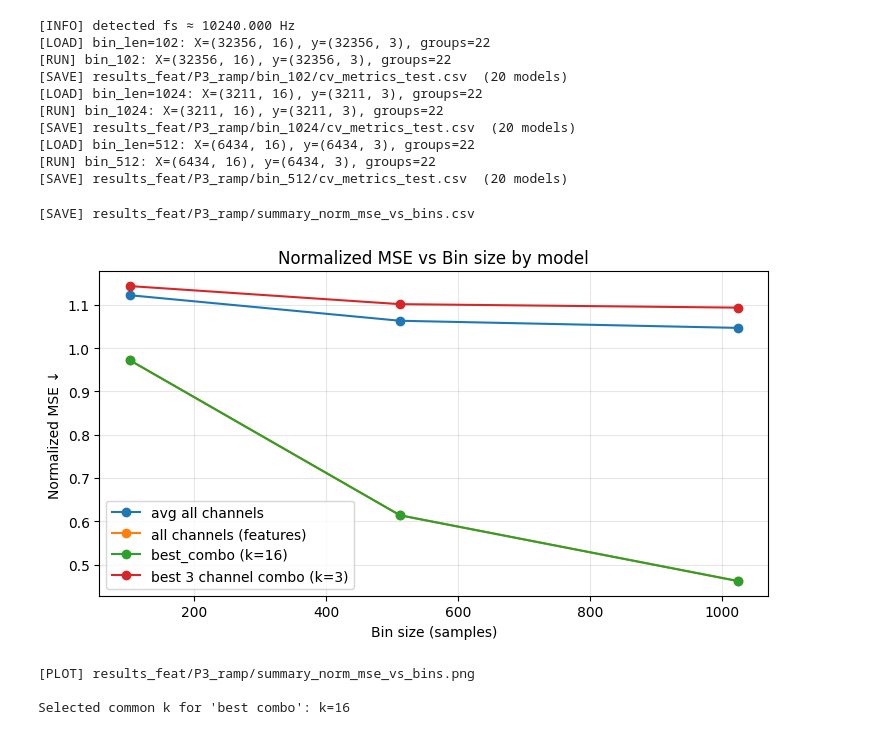
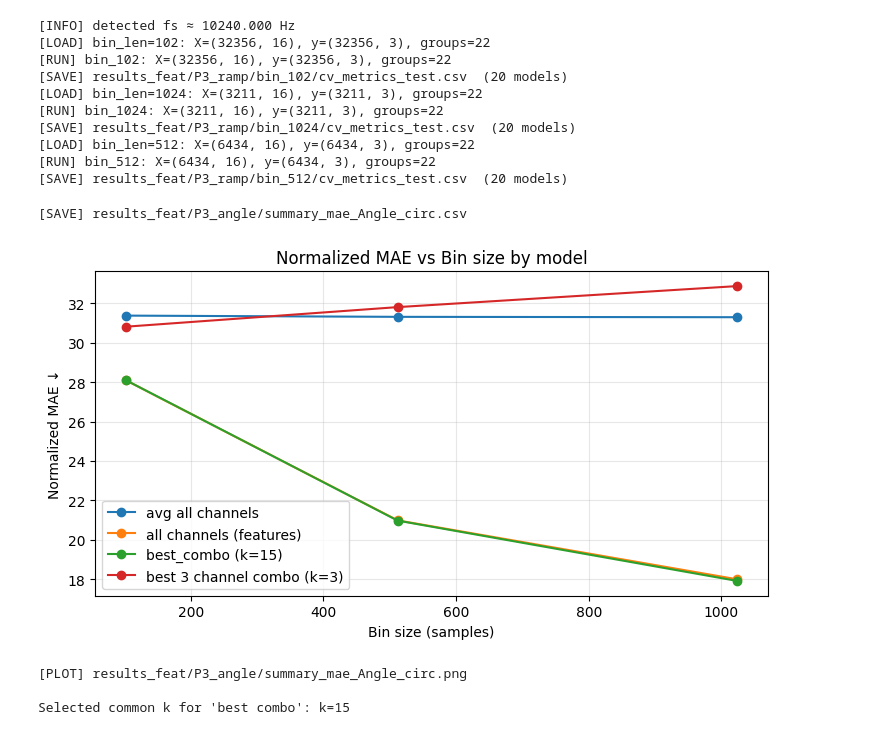
Before and after one commit to Jihagen/IntMS_EEG, a Jupyter notebook: prediction_analysis_xy.ipynb, the cells around one changed output. Cells and saved outputs as stored; diff of their text form; code cells hidden in the pictures.

Commit message:
angle analysis done

```diff
--- a/prediction_analysis_xy.ipynb
+++ b/prediction_analysis_xy.ipynb
@@ -828,10 +828,10 @@ import pandas as pd
 import matplotlib.pyplot as plt
 
 # ---------------- Config ----------------
-RESULTS_BASE = Path("./results_feat/P3_ramp")   # change per patient
-OUT_PNG      = RESULTS_BASE / "summary_norm_mse_vs_bins.png"
-OUT_CSV      = RESULTS_BASE / "summary_norm_mse_vs_bins.csv"
-METRIC_COL   = "mse_norm_overall"                # use "mae_norm_overall" if you prefer
+RESULTS_BASE = Path("./results_feat/P3_angle")   # change per patient
+OUT_PNG      = RESULTS_BASE / "summary_mae_Angle_circ.png"
+OUT_CSV      = RESULTS_BASE / "summary_mae_Angle_circ.csv"
+METRIC_COL   = "mae_Angle_circ"                # use "mae_norm_overall" if you prefer
 
 # ---------------- Helpers ----------------
 def _load_metrics_for_bin(bin_dir: Path) -> pd.DataFrame:
@@ -958,38 +958,38 @@ _ = _plot_line("avg_all_channels", "avg all channels")
 _ = _plot_line("all_channels_features", "all channels (features)")
 
 # 3) best combo (either fixed k across bins or per-bin)
 _ = _plot_line(best_combo_label, best_combo_label)
 
 # 4) k=3 combo
 _ = _plot_line("k3_combo", "best 3 channel combo (k=3)")
 
 plt.xlabel("Bin size (samples)")
 ylabel = "Normalized MSE" if METRIC_COL.startswith("mse") else "Normalized MAE"
 plt.ylabel(ylabel + " ↓")
 plt.title(f"{ylabel} vs Bin size by model")
 plt.grid(True, alpha=0.3)
 plt.legend()
 plt.tight_layout()
 plt.savefig(OUT_PNG, dpi=150)
 plt.show()
 print(f"[PLOT] {OUT_PNG}")
 
 # Optional: annotate per-bin k when using per-bin best combo
 if best_combo_label == "best_combo (per-bin k)":
     sub = df_plot[df_plot["model"] == best_combo_label]
     ks = {int(r.bin_size): int(r.k) for r in sub.itertuples() if pd.notna(r.k)}
     print("\nChosen k per bin for 'best_combo (per-bin k)':")
     for bs in bin_sizes_sorted:
         print(f"  bin {bs}: k={ks.get(bs, 'NA')}")
 else:
     k_txt = best_combo_label.split("k=")[1].rstrip(")") if "k=" in best_combo_label else "NA"
     print(f"\nSelected common k for 'best combo': k={k_txt}")
 # %% [output]
-[SAVE] results_feat/P3_ramp/summary_norm_mse_vs_bins.csv
+[SAVE] results_feat/P3_angle/summary_mae_Angle_circ.csv
-[figure, old version]
+[figure, new version]
-[PLOT] results_feat/P3_ramp/summary_norm_mse_vs_bins.png
+[PLOT] results_feat/P3_angle/summary_mae_Angle_circ.png
 
-Selected common k for 'best combo': k=16
+Selected common k for 'best combo': k=15
 # %%
 # file: plot_mse_vs_bins.py
 import re
```
Also changed, not shown: parts of 1 cell of this notebook.
